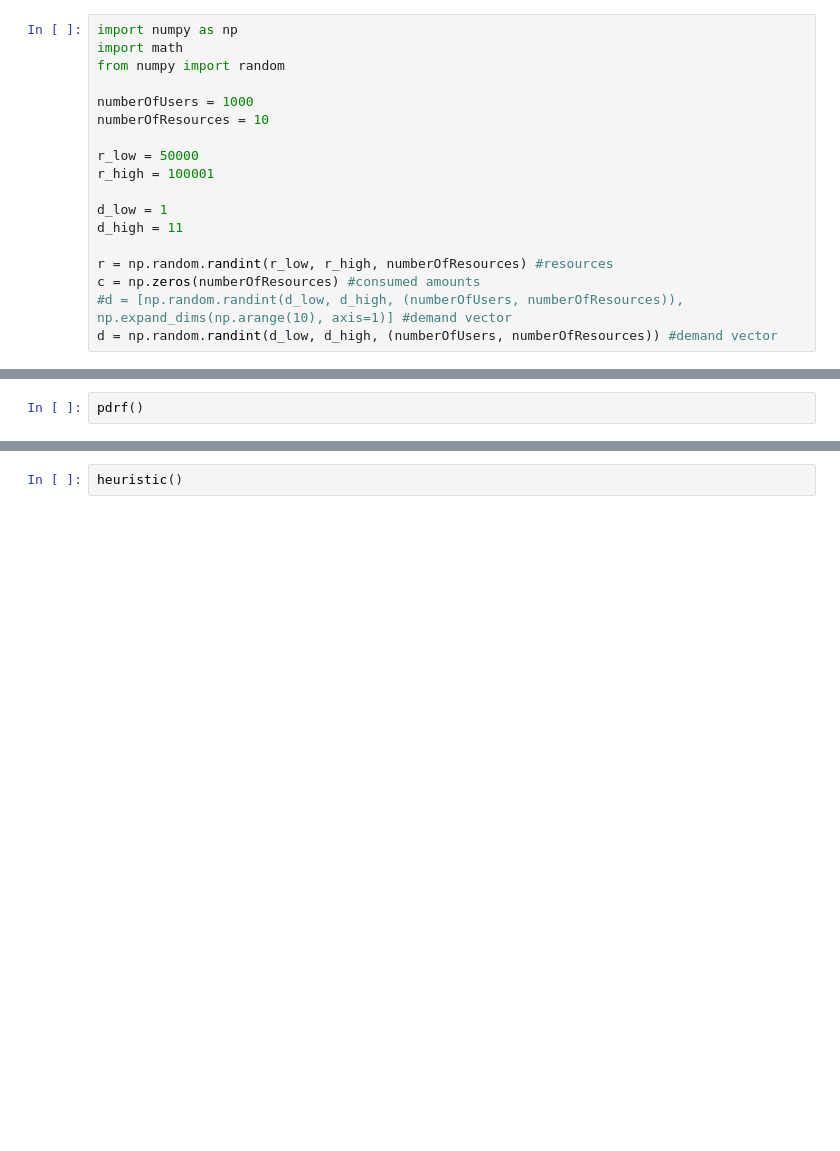
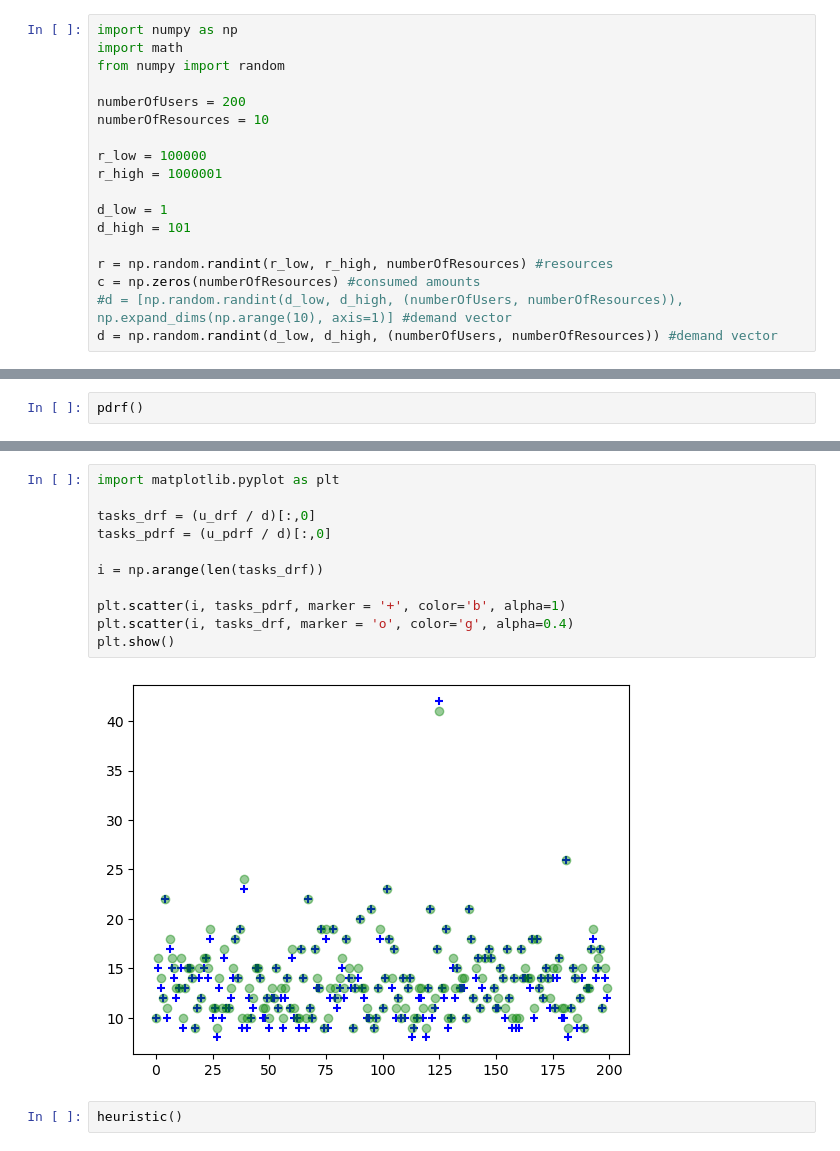
Before and after one commit to serdarmetin/Precomputed-Dominant-Resource-Fairness, a Jupyter notebook: Numerical_Analysis_with_ds_max_and_heuristic.ipynb, the cells around one changed output, grey strips where cells are left out. Drawn from its saved outputs; the diff is of its cells as text; blank space fills up the shorter version.

Commit message:
Addition of scatterplots

```diff
--- a/Numerical_Analysis_with_ds_max_and_heuristic.ipynb
+++ b/Numerical_Analysis_with_ds_max_and_heuristic.ipynb
@@ -29,14 +29,14 @@ import numpy as np
 import math
 from numpy import random
 
-numberOfUsers = 1000
+numberOfUsers = 200
 numberOfResources = 10
 
-r_low = 50000
-r_high = 100001
+r_low = 100000
+r_high = 1000001
 
 d_low = 1
-d_high = 11
+d_high = 101
 
 r = np.random.randint(r_low, r_high, numberOfResources) #resources
 c = np.zeros(numberOfResources) #consumed amounts
@@ -89,4 +89,17 @@ Maximum Overallocation is 0 task(s).
 Maximum Underallocation is 1 task(s).
+# %%
+import matplotlib.pyplot as plt
+
+tasks_drf = (u_drf / d)[:,0]
+tasks_pdrf = (u_pdrf / d)[:,0]
+
+i = np.arange(len(tasks_drf))
+
+plt.scatter(i, tasks_pdrf, marker = '+', color='b', alpha=1)
+plt.scatter(i, tasks_drf, marker = 'o', color='g', alpha=0.4)
+plt.show()
+# %% [output]
+[figure, added]
 # %%
 heuristic()
 # %%
```
Also changed, not shown: parts of 5 cells of this notebook.
